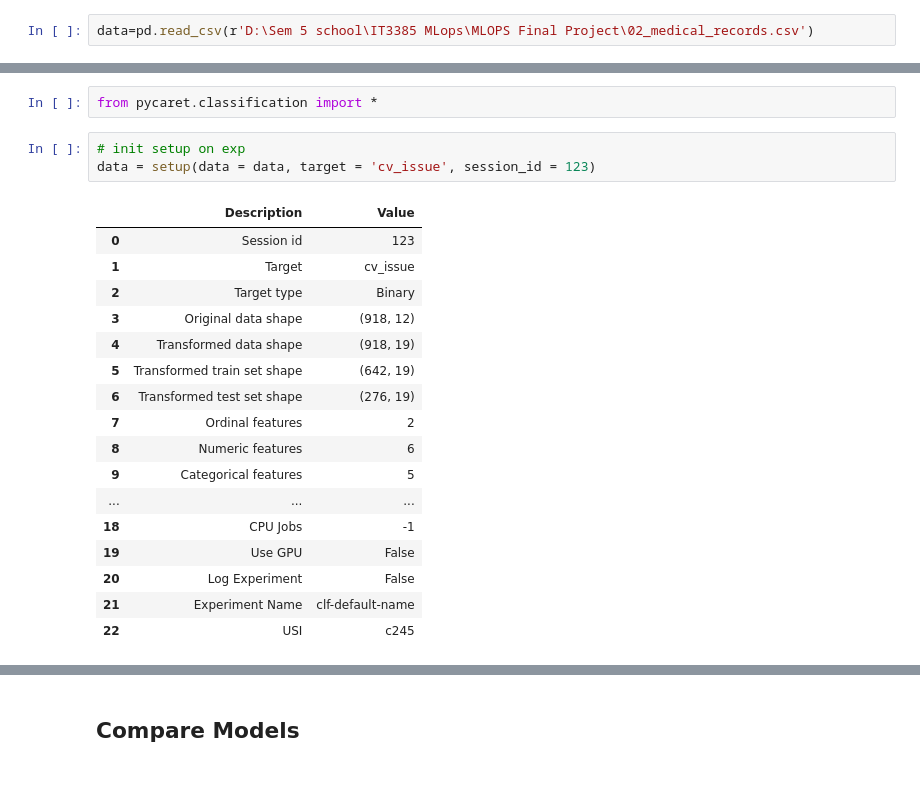
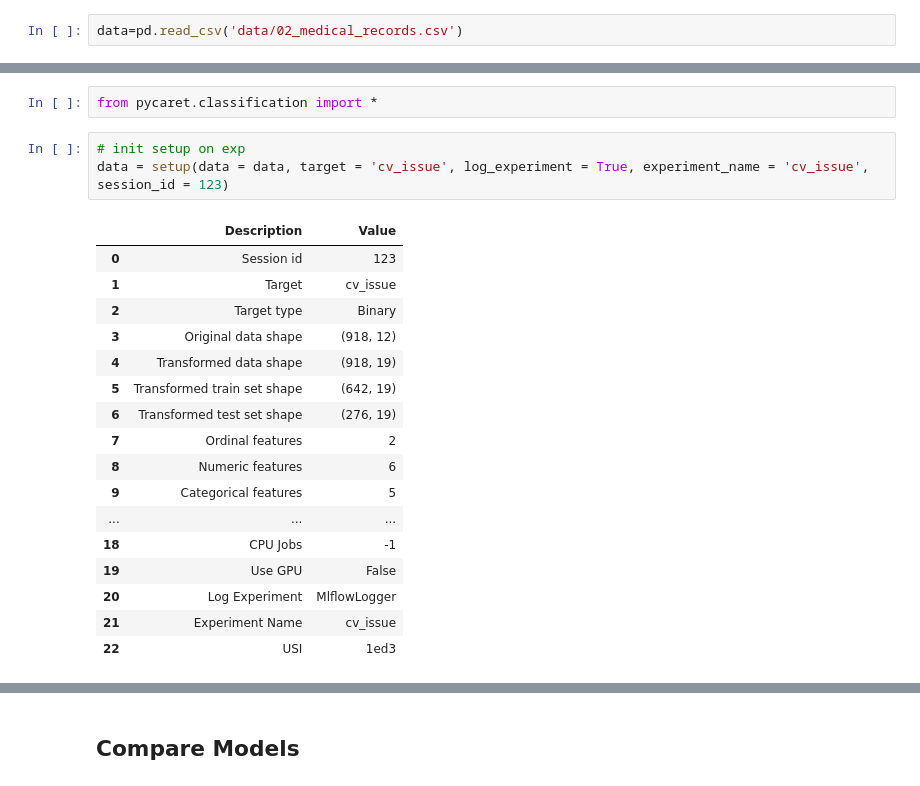
Before and after one commit to Rawtbhik/MLOps, a Jupyter notebook: Ulysse.ipynb, the cells around one changed output, grey strips where cells are left out. Drawn from its saved outputs; the diff is of its cells as text.

```diff
--- a/Ulysse.ipynb
+++ b/Ulysse.ipynb
@@ -4,7 +4,7 @@ import matplotlib.pyplot as plt
 import seaborn as sns
 import pycaret
 # %%
-data=pd.read_csv(r'D:\Sem 5 school\IT3385 MLops\MLOPS Final Project\02_medical_records.csv')
+data=pd.read_csv('data/02_medical_records.csv')
 # %%
 new_data = data.copy()
 new_data.drop('cv_issue', axis=1, inplace=True)
@@ -142,22 +142,22 @@ plt.show()
 from pycaret.classification import *
 # %%
 # init setup on exp
-data = setup(data = data, target = 'cv_issue', session_id = 123)
+data = setup(data = data, target = 'cv_issue', log_experiment = True, experiment_name = 'cv_issue', session_id = 123)
 # %% [output]
 |  | Description | Value |
 | 0 | Session id | 123 |
 | 1 | Target | cv_issue |
 | 2 | Target type | Binary |
 | 3 | Original data shape | (918, 12) |
 | 4 | Transformed data shape | (918, 19) |
 | 5 | Transformed train set shape | (642, 19) |
 | 6 | Transformed test set shape | (276, 19) |
 | 7 | Ordinal features | 2 |
 | 8 | Numeric features | 6 |
 | 9 | Categorical features | 5 |
 | ... | ... | ... |
 | 18 | CPU Jobs | -1 |
 | 19 | Use GPU | False |
-| 20 | Log Experiment | False |
-| 21 | Experiment Name | clf-default-name |
-| 22 | USI | c245 |
+| 20 | Log Experiment | MlflowLogger |
+| 21 | Experiment Name | cv_issue |
+| 22 | USI | 1ed3 |
```
Also changed, not shown: parts of 5 cells of this notebook.
